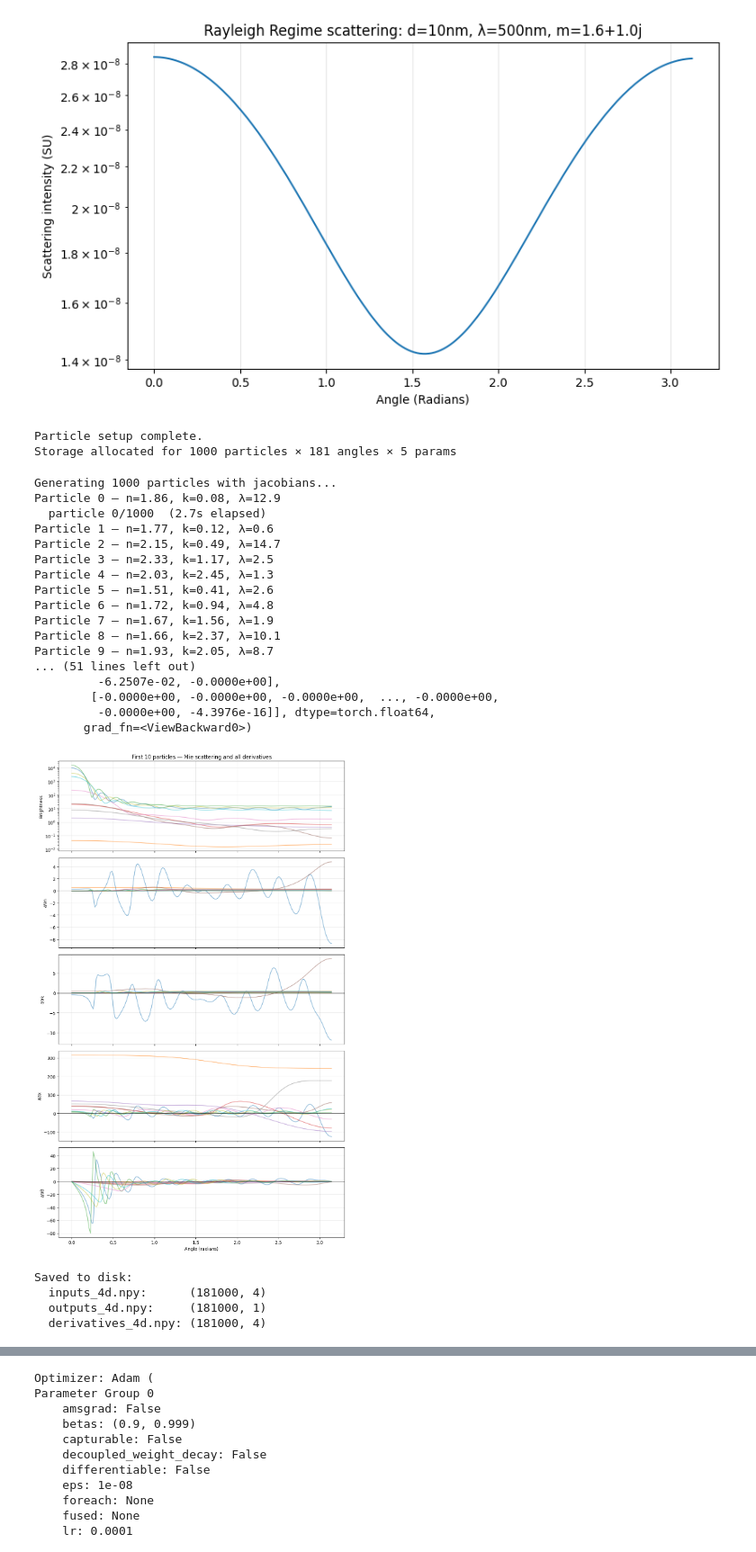
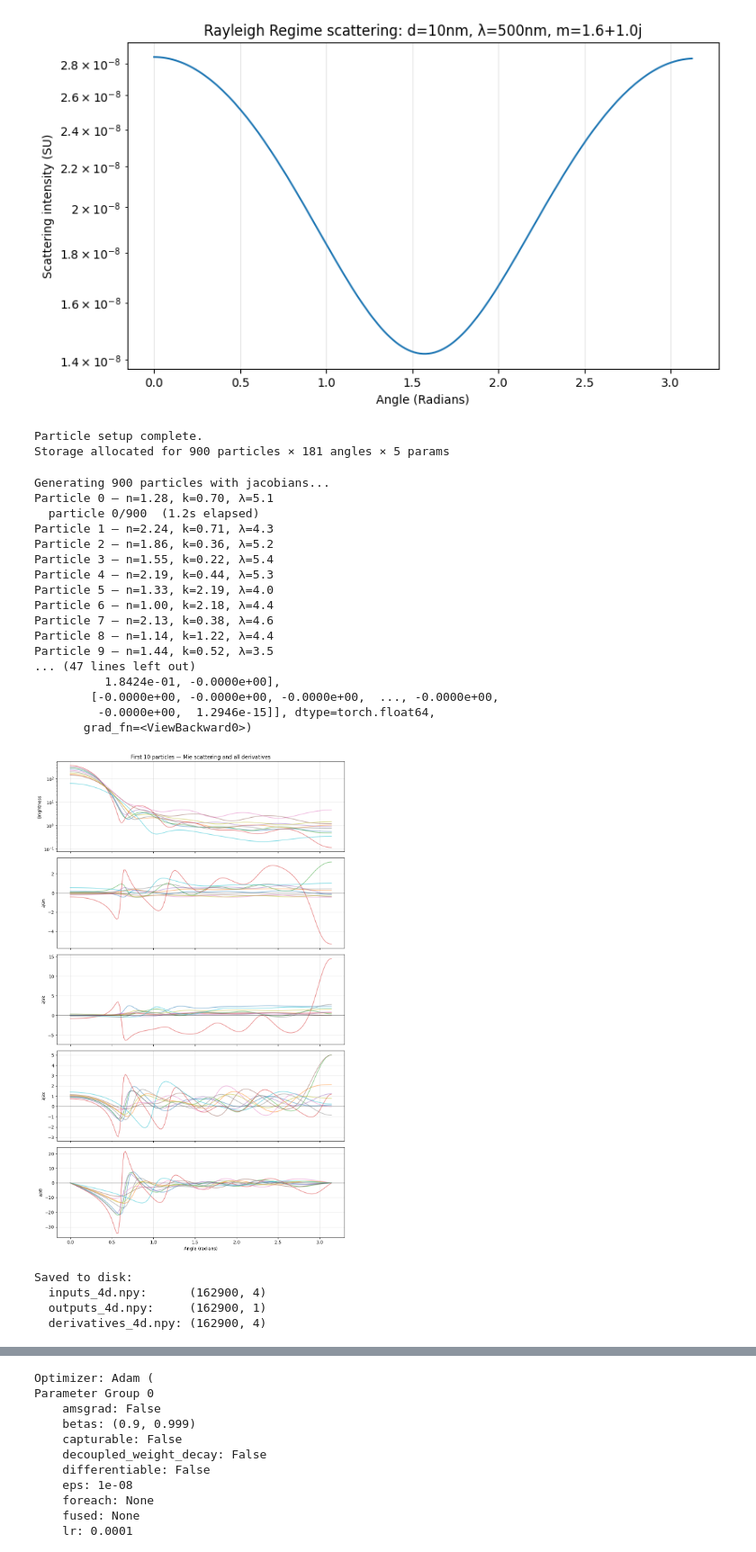
Before and after one commit to james-613/Modified_pyMieScatt_NN, a Jupyter notebook: NN_with_all_derivatives copy 2.ipynb, the cells around one changed output, grey strips where cells are left out. Shown at 90% size. Cells and saved outputs as stored; diff of their text form; code cells hidden in the pictures.

```diff
--- a/NN_with_all_derivatives copy 2.ipynb
+++ b/NN_with_all_derivatives copy 2.ipynb
@@ -48,18 +48,19 @@ plt.show()
 # %% [output]
 [figure]
 # %%
-N_PARTICLES = 1000
+N_PARTICLES = 900
 N_ANGLES = 181
-X_MIN = np.pi * 20/2000
-X_MAX = np.pi * 2000/100
-D_MIN = 300
-D_MAX = 1200
-W_MIN = 100
-W_MAX = 2000
+D_MIN = 600
+D_MAX = 900
+W_MIN = 450
+W_MAX = 550
 N_MIN = 1.0
 N_MAX = 2.5
 K_MIN = 0.001
 K_MAX = 2.5
+
+X_MIN = np.pi * D_MIN/W_MAX
+X_MAX = np.pi * D_MAX/W_MIN
 
 
 # Particle-level storage: shape (N_PARTICLES, N_ANGLES, ...)
@@ -96,11 +97,11 @@ print("Particle setup complete.")
 print(f"Storage allocated for {N_PARTICLES} particles × {N_ANGLES} angles × 5 params")
 # %% [output]
 Particle setup complete.
-Storage allocated for 1000 particles × 181 angles × 5 params
+Storage allocated for 900 particles × 181 angles × 5 params
 # %%
 # helper normalization function
 def normalize(value, value_min, value_max):
-    return value/(value_max - value_min)
+    return (value - value_min)/(value_max - value_min)
 
 
 print(f"Generating {N_PARTICLES} particles with jacobians...")
@@ -112,9 +113,9 @@ for p in range(N_PARTICLES):
 
     # log space random sampling each parameter
     # wavelength = 10 ** torch.tensor(np.random.uniform(np.log10(W_MIN), np.log10(W_MAX)))
-    wavelength = torch.tensor(np.random.uniform(W_MIN, W_MAX))
+    wavelength = 10 ** torch.tensor(np.random.uniform(np.log10(W_MIN), np.log10(W_MAX)))
     # diameter   = 10 ** torch.tensor(np.random.uniform(np.log10(D_MIN), np.log10(D_MAX)))
-    diameter   = torch.tensor(np.random.uniform(D_MIN, D_MAX))
+    diameter   = 10 ** torch.tensor(np.random.uniform(np.log10(D_MIN), np.log10(D_MAX)))
     n          = torch.tensor(np.random.uniform(N_MIN, N_MAX))
     k          = torch.tensor(np.random.uniform(K_MIN, K_MAX))
     theta      = torch.tensor(np.linspace(0, np.pi, N_ANGLES))   # in radians, 0 to π inclusive
@@ -181,53 +182,53 @@ print(jacobian_derivative[3])
 
 # After the loop:
 axes[0].set_ylabel('Brightness')
 axes[0].set_title('First 10 particles — Mie scattering and all derivatives')
 axes[0].set_yscale('log')
 axes[1].set_ylabel('∂/∂n')
 axes[2].set_ylabel('∂/∂k')
 axes[3].set_ylabel('∂/∂x')
 axes[4].set_ylabel('∂/∂θ')
 axes[4].set_xlabel('Angle (radians)')
 
 for ax in axes:
     ax.grid(True, alpha=0.3)
     ax.axhline(y=0, color='black', linewidth=0.5)
 
 plt.tight_layout()
 plt.show()
 
 # Save data to disk so we don't regenerate
 np.save('inputs_4d.npy', particle_inputs.reshape(-1, 4))
 np.save('outputs_4d.npy', particle_outputs.reshape(-1, 1))
 np.save('derivatives_4d.npy', particle_derivatives.reshape(-1, 4))
 
 print("\nSaved to disk:")
 print(f"  inputs_4d.npy:      {particle_inputs.reshape(-1, 4).shape}")
 print(f"  outputs_4d.npy:     {particle_outputs.reshape(-1, 1).shape}")
 print(f"  derivatives_4d.npy: {particle_derivatives.reshape(-1, 4).shape}")
 # %% [output]
-Generating 1000 particles with jacobians...
-Particle 0 — n=1.86, k=0.08, λ=12.9
-  particle 0/1000  (2.7s elapsed)
-Particle 1 — n=1.77, k=0.12, λ=0.6
-Particle 2 — n=2.15, k=0.49, λ=14.7
-Particle 3 — n=2.33, k=1.17, λ=2.5
-Particle 4 — n=2.03, k=2.45, λ=1.3
-Particle 5 — n=1.51, k=0.41, λ=2.6
-Particle 6 — n=1.72, k=0.94, λ=4.8
-Particle 7 — n=1.67, k=1.56, λ=1.9
-Particle 8 — n=1.66, k=2.37, λ=10.1
-Particle 9 — n=1.93, k=2.05, λ=8.7
-... (51 lines left out)
-         -6.2507e-02, -0.0000e+00],
+Generating 900 particles with jacobians...
+Particle 0 — n=1.28, k=0.70, λ=5.1
+  particle 0/900  (1.2s elapsed)
+Particle 1 — n=2.24, k=0.71, λ=4.3
+Particle 2 — n=1.86, k=0.36, λ=5.2
+Particle 3 — n=1.55, k=0.22, λ=5.4
+Particle 4 — n=2.19, k=0.44, λ=5.3
+Particle 5 — n=1.33, k=2.19, λ=4.0
+Particle 6 — n=1.00, k=2.18, λ=4.4
+Particle 7 — n=2.13, k=0.38, λ=4.6
+Particle 8 — n=1.14, k=1.22, λ=4.4
+Particle 9 — n=1.44, k=0.52, λ=3.5
+... (47 lines left out)
+          1.8424e-01, -0.0000e+00],
         [-0.0000e+00, -0.0000e+00, -0.0000e+00,  ..., -0.0000e+00,
-         -0.0000e+00, -4.3976e-16]], dtype=torch.float64,
+         -0.0000e+00,  1.2946e-15]], dtype=torch.float64,
        grad_fn=<ViewBackward0>)
-[figure, old version]
+[figure, new version]
 Saved to disk:
-  inputs_4d.npy:      (181000, 4)
-  outputs_4d.npy:     (181000, 1)
-  derivatives_4d.npy: (181000, 4)
+  inputs_4d.npy:      (162900, 4)
+  outputs_4d.npy:     (162900, 1)
+  derivatives_4d.npy: (162900, 4)
 # %%
 print(f"x = {x.item():.3f}")
 print(particle_inputs.shape)
```
Also changed, not shown: parts of 8 cells of this notebook, 3 other files.
